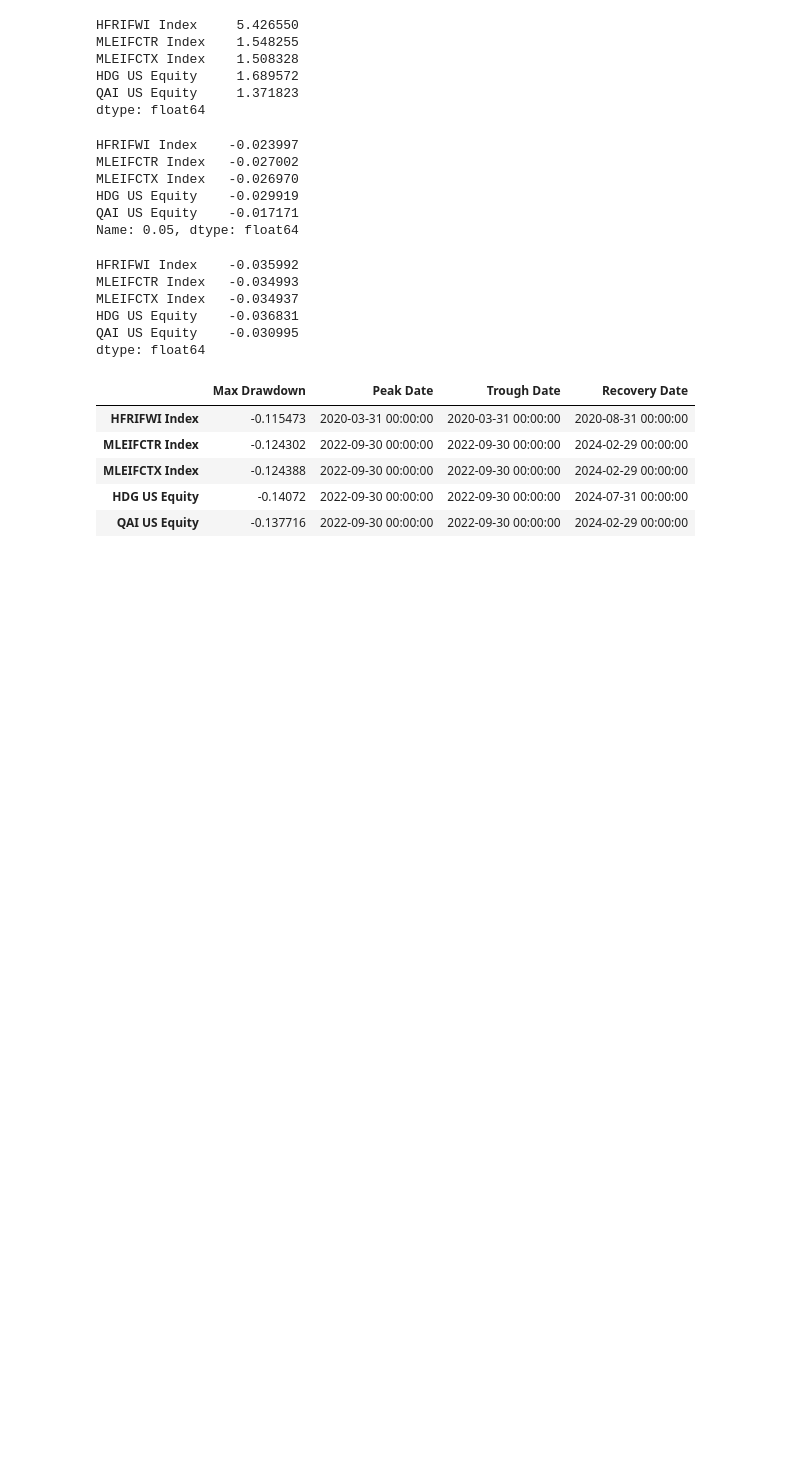
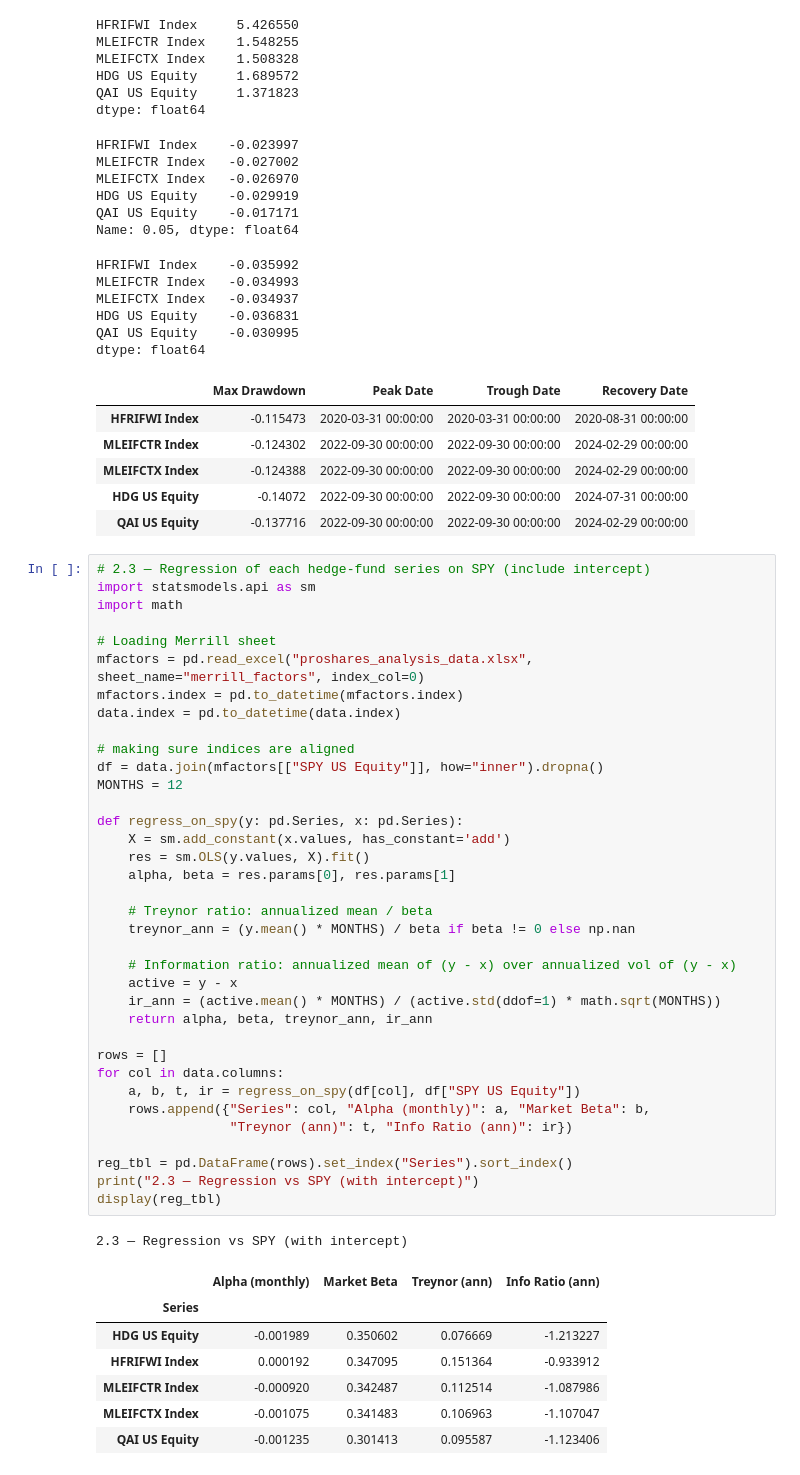
Before and after one commit to sidsahacodes/finm36700, a Jupyter notebook: HW2/HW2.ipynb, the cells around one changed output. Drawn from its saved outputs; the diff is of its cells as text; blank space fills up the shorter version.

```diff
--- a/HW2/HW2.ipynb
+++ b/HW2/HW2.ipynb
@@ -102,3 +102,48 @@ dtype: float64
 | MLEIFCTX Index | -0.124388 | 2022-09-30 00:00:00 | 2022-09-30 00:00:00 | 2024-02-29 00:00:00 |
 | HDG US Equity | -0.14072 | 2022-09-30 00:00:00 | 2022-09-30 00:00:00 | 2024-07-31 00:00:00 |
 | QAI US Equity | -0.137716 | 2022-09-30 00:00:00 | 2022-09-30 00:00:00 | 2024-02-29 00:00:00 |
+# %%
+# 2.3 — Regression of each hedge-fund series on SPY (include intercept)
+import statsmodels.api as sm
+import math
+
+# Loading Merrill sheet
+mfactors = pd.read_excel("proshares_analysis_data.xlsx", sheet_name="merrill_factors", index_col=0)
+mfactors.index = pd.to_datetime(mfactors.index)
+data.index = pd.to_datetime(data.index)
+
+# making sure indices are aligned
+df = data.join(mfactors[["SPY US Equity"]], how="inner").dropna()
+MONTHS = 12
+
+def regress_on_spy(y: pd.Series, x: pd.Series):
+    X = sm.add_constant(x.values, has_constant='add')
+    res = sm.OLS(y.values, X).fit()
+    alpha, beta = res.params[0], res.params[1]
+
+    # Treynor ratio: annualized mean / beta
+    treynor_ann = (y.mean() * MONTHS) / beta if beta != 0 else np.nan
+
+    # Information ratio: annualized mean of (y - x) over annualized vol of (y - x)
+    active = y - x
+    ir_ann = (active.mean() * MONTHS) / (active.std(ddof=1) * math.sqrt(MONTHS))
+    return alpha, beta, treynor_ann, ir_ann
+
+rows = []
+for col in data.columns:
+    a, b, t, ir = regress_on_spy(df[col], df["SPY US Equity"])
+    rows.append({"Series": col, "Alpha (monthly)": a, "Market Beta": b,
+                 "Treynor (ann)": t, "Info Ratio (ann)": ir})
+
+reg_tbl = pd.DataFrame(rows).set_index("Series").sort_index()
+print("2.3 — Regression vs SPY (with intercept)")
+display(reg_tbl)
+# %% [output]
+2.3 — Regression vs SPY (with intercept)
+|  | Alpha (monthly) | Market Beta | Treynor (ann) | Info Ratio (ann) |
+| Series |  |  |  |  |
+| HDG US Equity | -0.001989 | 0.350602 | 0.076669 | -1.213227 |
+| HFRIFWI Index | 0.000192 | 0.347095 | 0.151364 | -0.933912 |
+| MLEIFCTR Index | -0.000920 | 0.342487 | 0.112514 | -1.087986 |
+| MLEIFCTX Index | -0.001075 | 0.341483 | 0.106963 | -1.107047 |
+| QAI US Equity | -0.001235 | 0.301413 | 0.095587 | -1.123406 |
```
Also changed, not shown: parts of 9 cells of this notebook.
